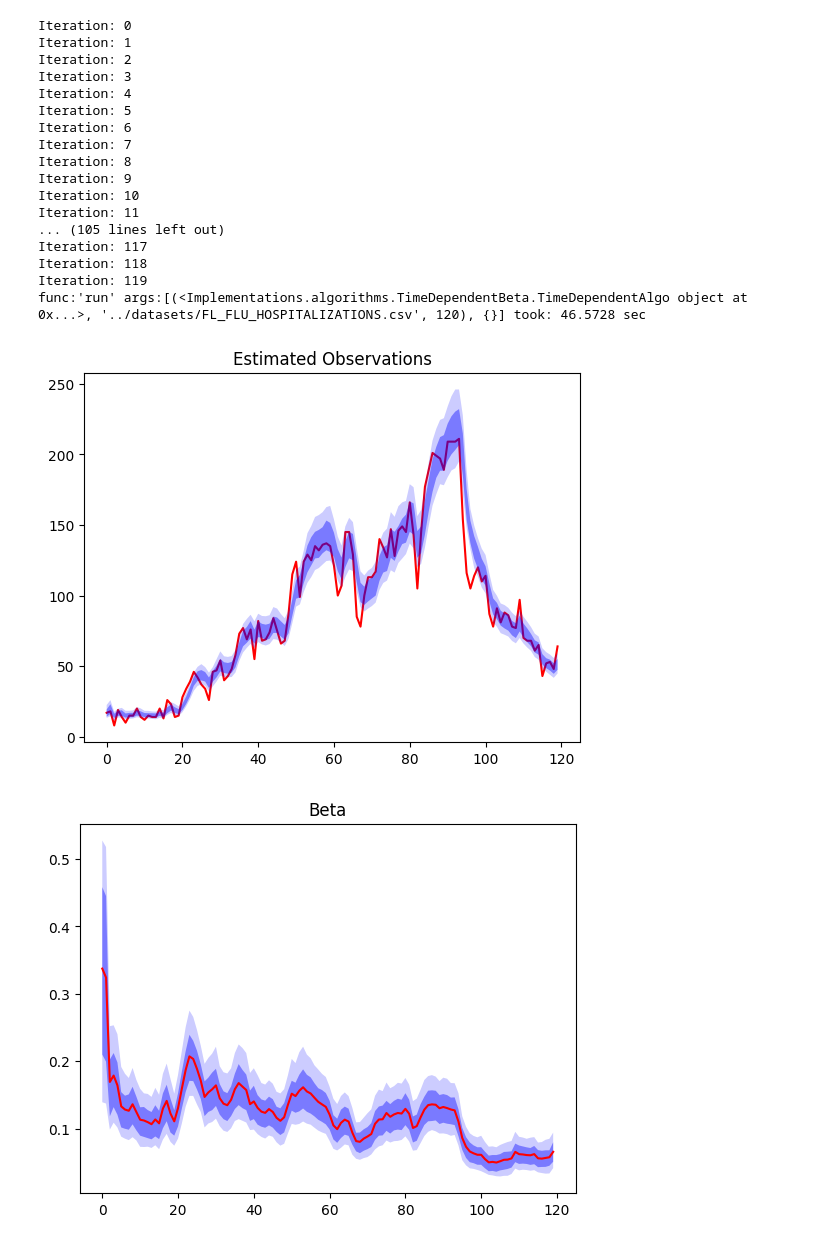
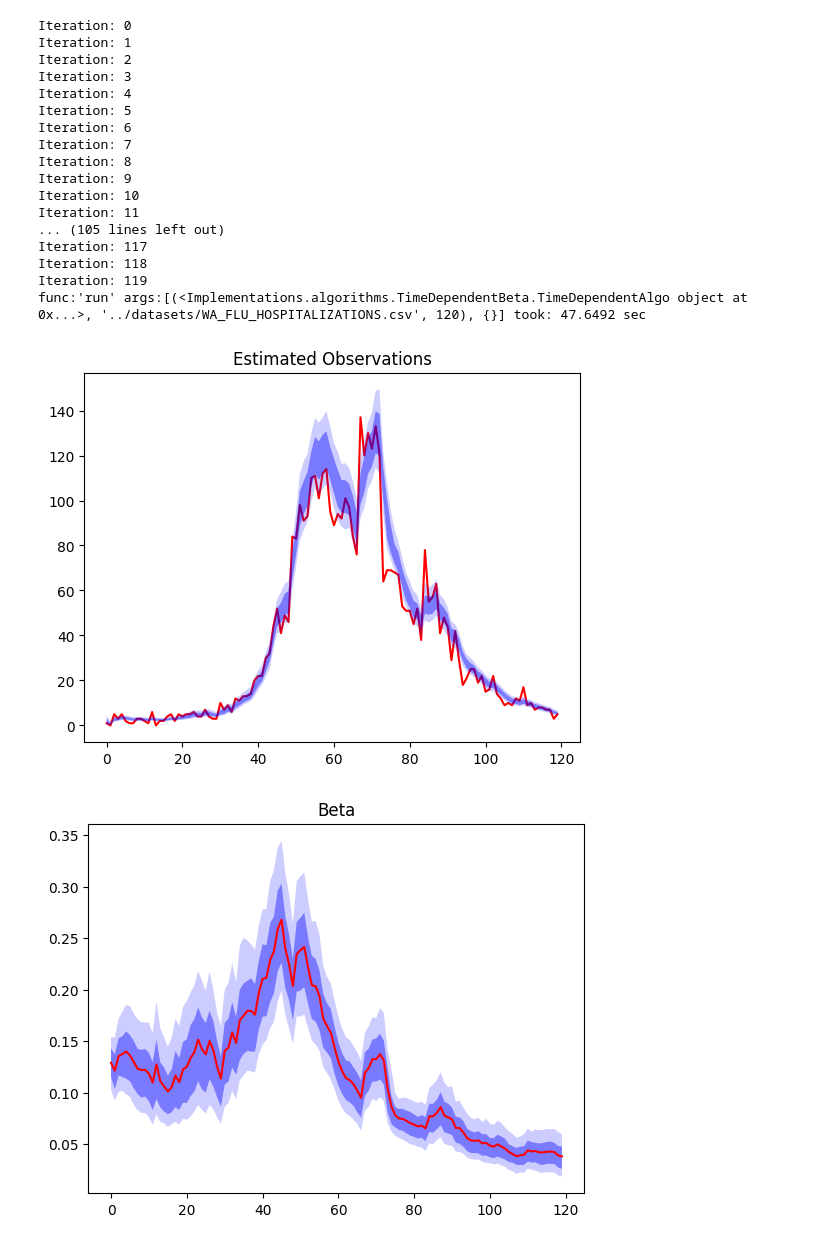
Before and after one commit to atiumcache/PF_forecast, a Jupyter notebook: juptyer notebooks/pf_entrypoint.ipynb, the cells around one changed output. Cells and saved outputs as stored; diff of their text form; code cells hidden in the pictures.

```diff
--- a/juptyer notebooks/pf_entrypoint.ipynb
+++ b/juptyer notebooks/pf_entrypoint.ipynb
@@ -19,7 +19,7 @@ dataclass which holds metadata and setup information needed at runtime.'''
 algo = TimeDependentAlgo(integrator = LSODASolver(),
                         perturb = MultivariatePerturbations(hyper_params={"h":0.5,"sigma1":0.05,"sigma2":0.1}),
                         resampler = NBinomResample(),
-                        ctx=Context(population=21_780_000,
+                        ctx=Context(population=7_780_000,
                                     state_size = 4,
                                     prior_weights=np.zeros(1000),
                                     pos_weights = np.zeros(1000),
@@ -42,7 +42,7 @@ algo.initialize(params={
 "L":90,
 "D":10,
 }
-,priors={"beta":partial(algo.ctx.rng.uniform,0.1,0.6),
+,priors={"beta":partial(algo.ctx.rng.uniform,0.1,0.15),
           "gamma":partial(algo.ctx.rng.uniform,0,1/7),
           "eta":partial(algo.ctx.rng.uniform,1/15,1/3),
           "hosp":partial(algo.ctx.rng.uniform,5,20),
@@ -52,7 +52,7 @@ algo.initialize(params={
 '''Runs the PF over the specified data set for the specified length of time'''
 
 #algo.print_particles()
-algo.run(f'../datasets/FL_FLU_HOSPITALIZATIONS.csv',120)
+algo.run(f'../datasets/WA_FLU_HOSPITALIZATIONS.csv',120)
 # %% [output]
 Iteration: 0
 Iteration: 1
@@ -70,12 +70,12 @@ Iteration: 11
 Iteration: 117
 Iteration: 118
 Iteration: 119
-func:'run' args:[(<Implementations.algorithms.TimeDependentBeta.TimeDependentAlgo object at 0x...>, '../datasets/FL_FLU_HOSPITALIZATIONS.csv', 120), {}] took: 46.5728 sec
+func:'run' args:[(<Implementations.algorithms.TimeDependentBeta.TimeDependentAlgo object at 0x...>, '../datasets/WA_FLU_HOSPITALIZATIONS.csv', 120), {}] took: 47.6492 sec
 # %%
 import pandas as pd
 import matplotlib.pyplot as plt
 
-real_data = pd.read_csv('../datasets/FL_FLU_HOSPITALIZATIONS.csv').to_numpy()
+real_data = pd.read_csv('../datasets/WA_FLU_HOSPITALIZATIONS.csv').to_numpy()
 real_data = np.delete(real_data,0,1)
 
 estimated_data = pd.read_csv('../datasets/particle_observation.csv').to_numpy()
@@ -116,34 +116,34 @@ pf_state = np.delete(pf_state,0,1)
 
 plt.title("Beta")
 
 plt.fill_between(np.arange(0,t), beta_quantiles[:,3], beta_quantiles[:,22-3], facecolor='blue', zorder=10,alpha = 0.2)
 plt.fill_between(np.arange(0,t), beta_quantiles[:,6], beta_quantiles[:,22-6], facecolor='blue', zorder=11,alpha = 0.4)
 
 plt.plot(pf_beta,color="red",zorder=12)
 plt.savefig('Beta.png')
 plt.show()
 
 plt.title("Gamma")
 
 plt.plot(pf_gamma,zorder=12,color = 'red')
 plt.fill_between(np.arange(0,t), gamma_quantiles[:,3], gamma_quantiles[:,22-3], facecolor='blue', zorder=10,alpha = 0.2)
 plt.fill_between(np.arange(0,t), gamma_quantiles[:,6], gamma_quantiles[:,22-6], facecolor='blue', zorder=11,alpha = 0.4)
 
 plt.show()
 
 plt.title("Eta")
 
 plt.fill_between(np.arange(0,t), eta_quantiles[:,3], eta_quantiles[:,22-3], facecolor='blue', zorder=10,alpha = 0.2)
 plt.fill_between(np.arange(0,t), eta_quantiles[:,6], eta_quantiles[:,22-6], facecolor='blue', zorder=11,alpha = 0.4)
 
 plt.show()
 
 plt.yscale('log')
 plt.title("State")
 plt.plot(pf_state)
 plt.savefig('State.png')
 # %% [output]
-[figure, old version]
+[figure, new version]
-[figure, old version]
+[figure, new version]
 [figure]
 [figure]
```
Also changed, not shown: parts of 1 cell of this notebook, 18 other files.
